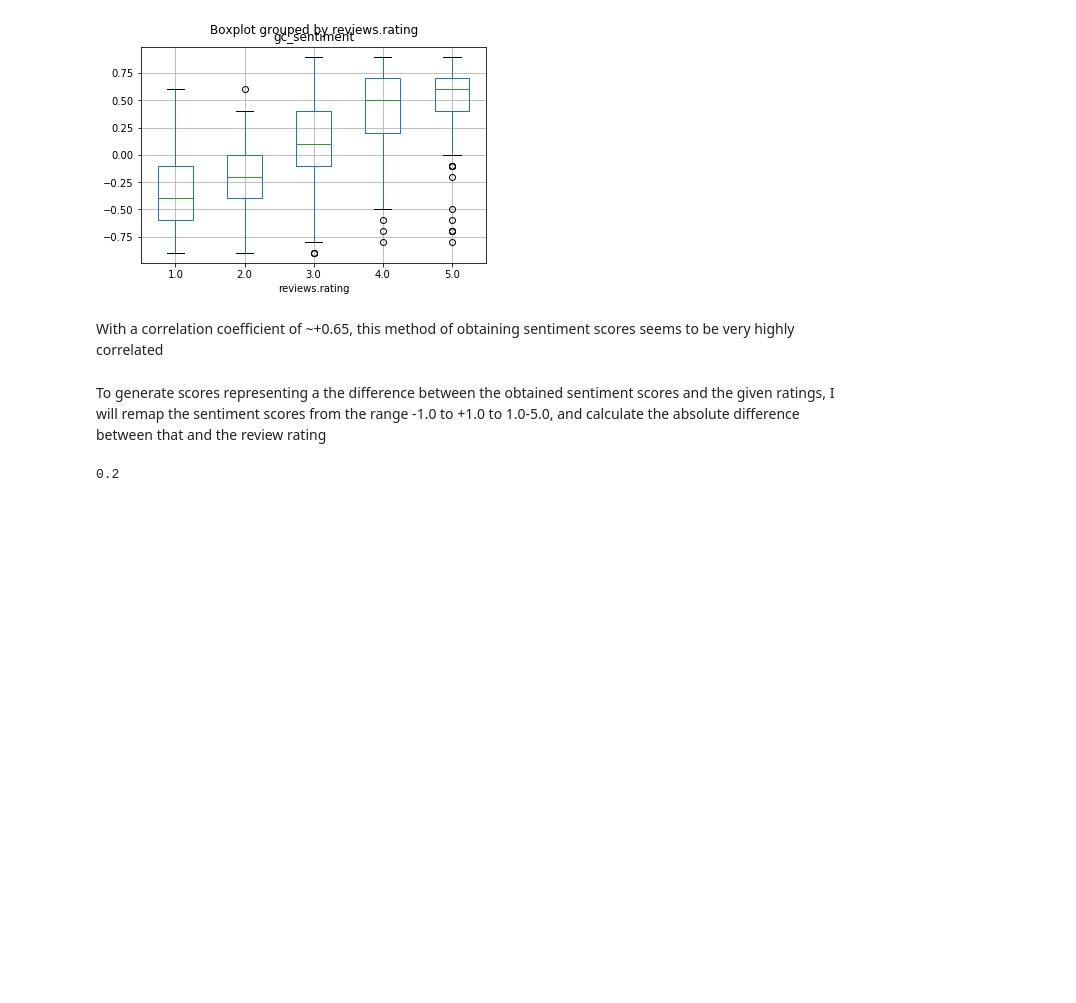
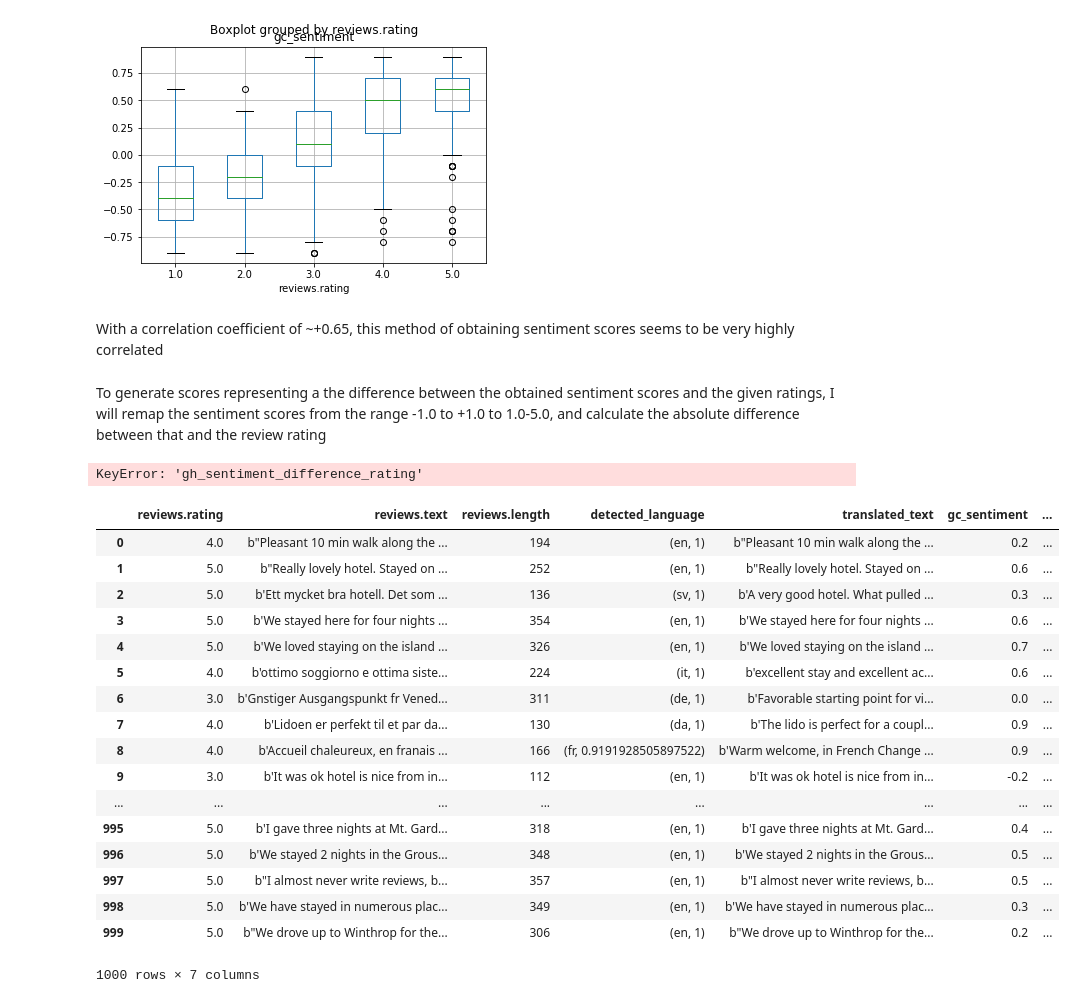
Before and after one commit to SJTButler/hotel-review-analysis, a Jupyter notebook: Hotel Review Analysis.ipynb, the cells around one changed output. Saved outputs shown, nothing was run; the diff lists cells and outputs as text; code cells hidden in the pictures; blank space fills up the shorter version.

```diff
--- a/Hotel Review Analysis.ipynb
+++ b/Hotel Review Analysis.ipynb
@@ -813,19 +831,61 @@ With a correlation coefficient of ~+0.65, this method of obtaining sentiment sco
 # %% [markdown]
 To generate scores representing a the difference between the obtained sentiment scores and the given ratings, I will remap the sentiment scores from the range -1.0 to +1.0 to 1.0-5.0, and calculate the absolute difference between that and the review rating
 # %%
-def remap_range(input, input_range=,output_range=):
+def remap_range(input, input_range=(-1.0,1.0),output_range=(1.0,5.0)):
     return ( (input - input_range[0]) / (input_range[1] - input_range[0]) ) * (output_range[1] - output_range[0]) + output_range[0]
 
-def remap_sentiment_rating(input):
+def remap_sentiment_score(input):
 
-    return remap_range(input, input_range=(-1.0,1.0),output_range= 9)
+    return remap_range(input, input_range=(-1.0,1.0), output_range=(1.0,5.0))
 
 
+#print(remap_sentiment_rating(-1))
 
-def get_sentiment_difference(sentiment_score, rating):
-    return (5 - abs(remap_sentiment_rating(sentiment_score) - rating)) / 5
+def get_sentiment_difference_score(sentiment_score,rating):
+
+    #remap the sentiment scores to the rating range (ie. 1.0-5.0)
+    remapped_sentiment_score = remap_sentiment_score(sentiment_score)
+    #print(remapped_sentiment_score)
 
 
-print(get_sentiment_difference(-1,5))
+    score_difference = 4 - abs(remapped_sentiment_score - rating)
+
+    #print(score_difference)
+
+    return remap_range(score_difference, input_range=(0.0,4.0), output_range=(0.0,1.0))
+
+
+#make sure these functions do as they are expected
+assert remap_sentiment_score(1.0) == 5
+assert remap_sentiment_score(-1.0) == 1
+
+assert get_sentiment_difference_score(1,5) == 1
+assert get_sentiment_difference_score(-1,5) == 0
-# %% [output]
-0.2
+# %%
+df_small["gc_sentiment_difference_rating"] = df_small.apply(lambda x:
+                                                            get_sentiment_difference_score(x["gc_sentiment"],
+                                                                                          x["reviews.rating"]),
+                                                           axis=1)
+# %% [output]
+KeyError: 'gh_sentiment_difference_rating'
+# %%
+df_small
+# %% [output]
+|  | reviews.rating | reviews.text | reviews.length | detected_language | translated_text | gc_sentiment | ... |
+| 0 | 4.0 | b"Pleasant 10 min walk along the ... | 194 | (en, 1) | b"Pleasant 10 min walk along the ... | 0.2 | ... |
+| 1 | 5.0 | b"Really lovely hotel. Stayed on ... | 252 | (en, 1) | b"Really lovely hotel. Stayed on ... | 0.6 | ... |
+| 2 | 5.0 | b'Ett mycket bra hotell. Det som ... | 136 | (sv, 1) | b'A very good hotel. What pulled ... | 0.3 | ... |
+| 3 | 5.0 | b'We stayed here for four nights ... | 354 | (en, 1) | b'We stayed here for four nights ... | 0.6 | ... |
+| 4 | 5.0 | b'We loved staying on the island ... | 326 | (en, 1) | b'We loved staying on the island ... | 0.7 | ... |
+| 5 | 4.0 | b'ottimo soggiorno e ottima siste... | 224 | (it, 1) | b'excellent stay and excellent ac... | 0.6 | ... |
+| 6 | 3.0 | b'Gnstiger Ausgangspunkt fr Vened... | 311 | (de, 1) | b'Favorable starting point for vi... | 0.0 | ... |
+| 7 | 4.0 | b'Lidoen er perfekt til et par da... | 130 | (da, 1) | b'The lido is perfect for a coupl... | 0.9 | ... |
+| 8 | 4.0 | b'Accueil chaleureux, en franais ... | 166 | (fr, 0.9191928505897522) | b'Warm welcome, in French Change ... | 0.9 | ... |
+| 9 | 3.0 | b'It was ok hotel is nice from in... | 112 | (en, 1) | b'It was ok hotel is nice from in... | -0.2 | ... |
+| ... | ... | ... | ... | ... | ... | ... | ... |
+| 995 | 5.0 | b'I gave three nights at Mt. Gard... | 318 | (en, 1) | b'I gave three nights at Mt. Gard... | 0.4 | ... |
+| 996 | 5.0 | b'We stayed 2 nights in the Grous... | 348 | (en, 1) | b'We stayed 2 nights in the Grous... | 0.5 | ... |
+| 997 | 5.0 | b"I almost never write reviews, b... | 357 | (en, 1) | b"I almost never write reviews, b... | 0.5 | ... |
+| 998 | 5.0 | b'We have stayed in numerous plac... | 349 | (en, 1) | b'We have stayed in numerous plac... | 0.3 | ... |
+| 999 | 5.0 | b"We drove up to Winthrop for the... | 306 | (en, 1) | b"We drove up to Winthrop for the... | 0.2 | ... |
+1000 rows × 7 columns
```
Also changed, not shown: parts of 24 cells of this notebook.
